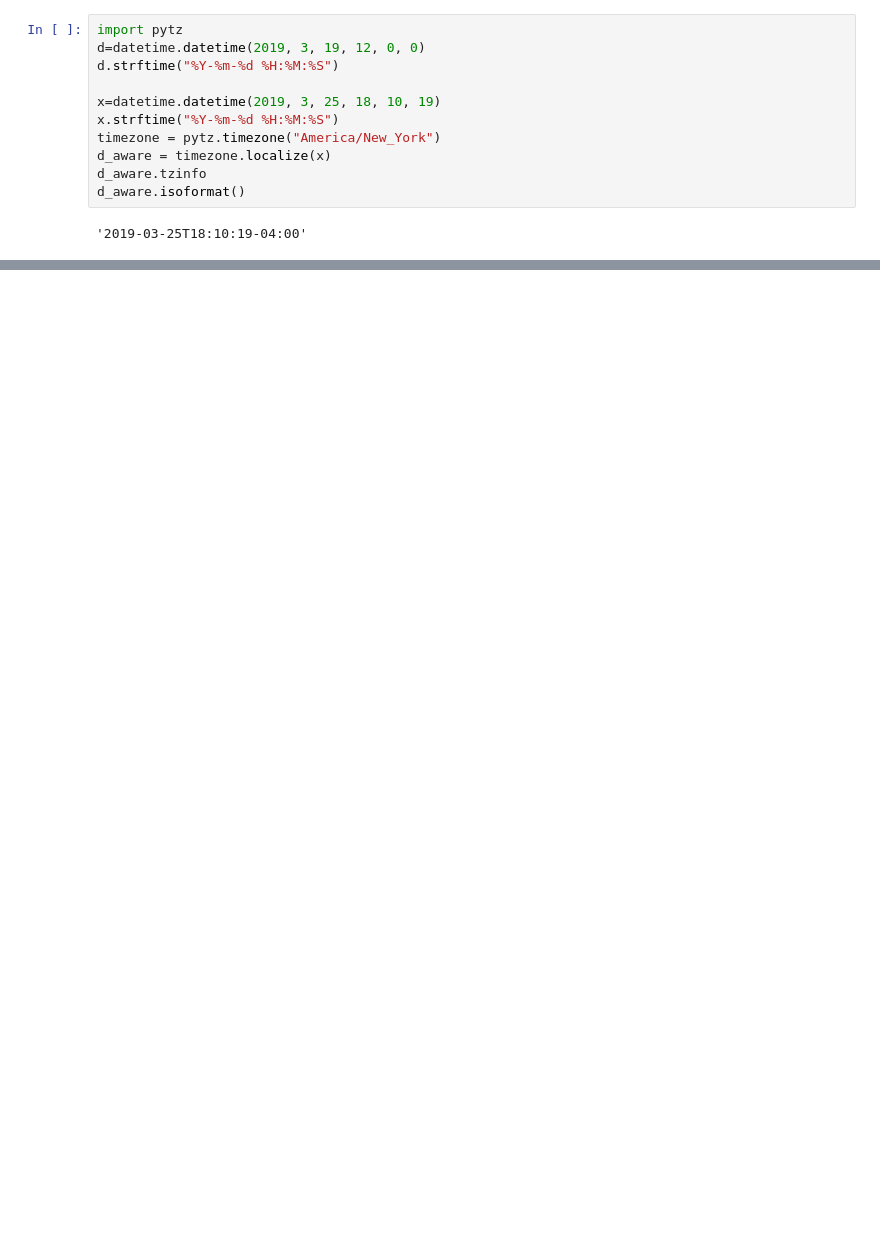
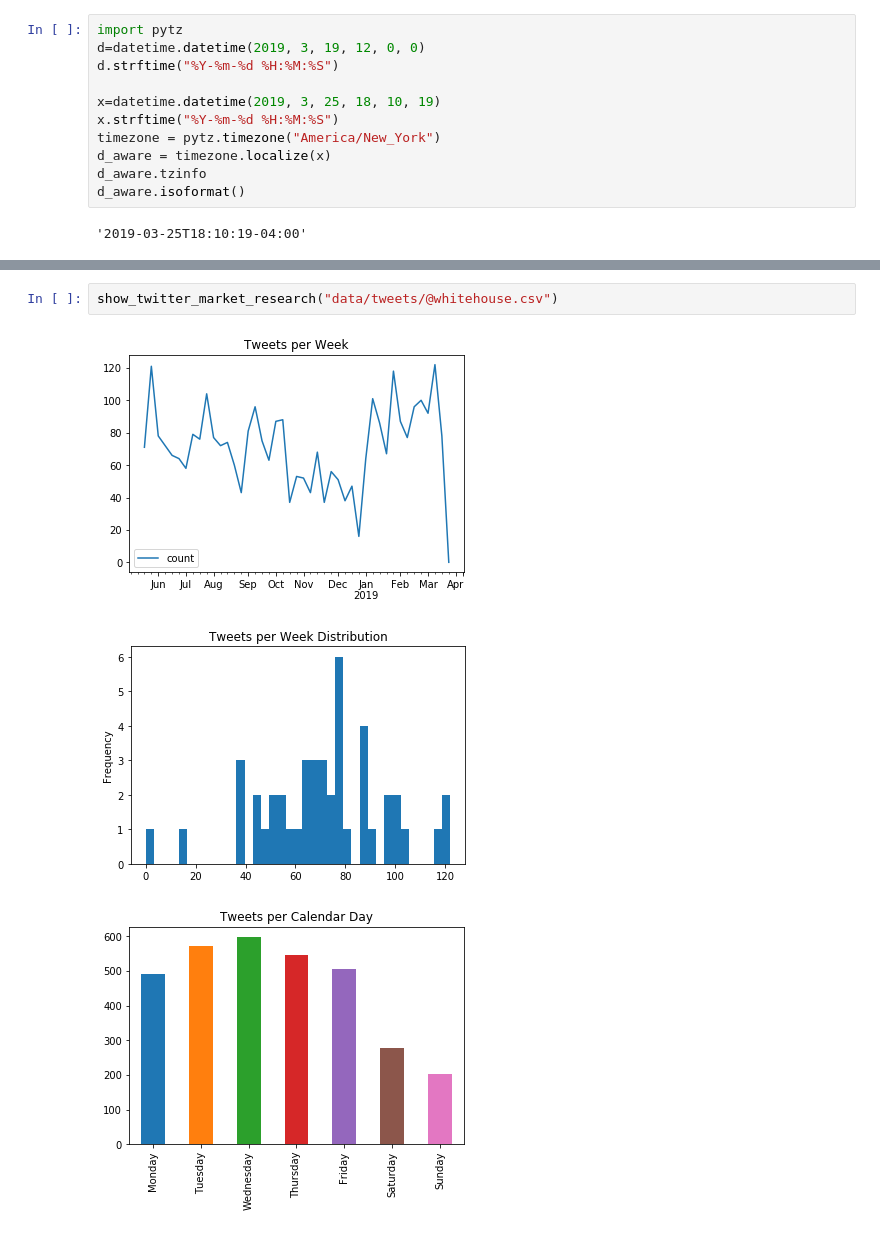
Before and after one commit to mng12689/predictit, a Jupyter notebook: Untitled.ipynb, the cells around one changed output, grey strips where cells are left out. Saved outputs shown, nothing was run; the diff lists cells and outputs as text; blank space fills up the shorter version.

```diff
--- a/Untitled.ipynb
+++ b/Untitled.ipynb
@@ -572,0 +470,6 @@ x.plot()
+# %%
+show_twitter_market_research("data/tweets/@whitehouse.csv")
+# %% [output]
+[figure, added]
+[figure, added]
+[figure, added]
```
Also changed, not shown: parts of 36 cells of this notebook.
